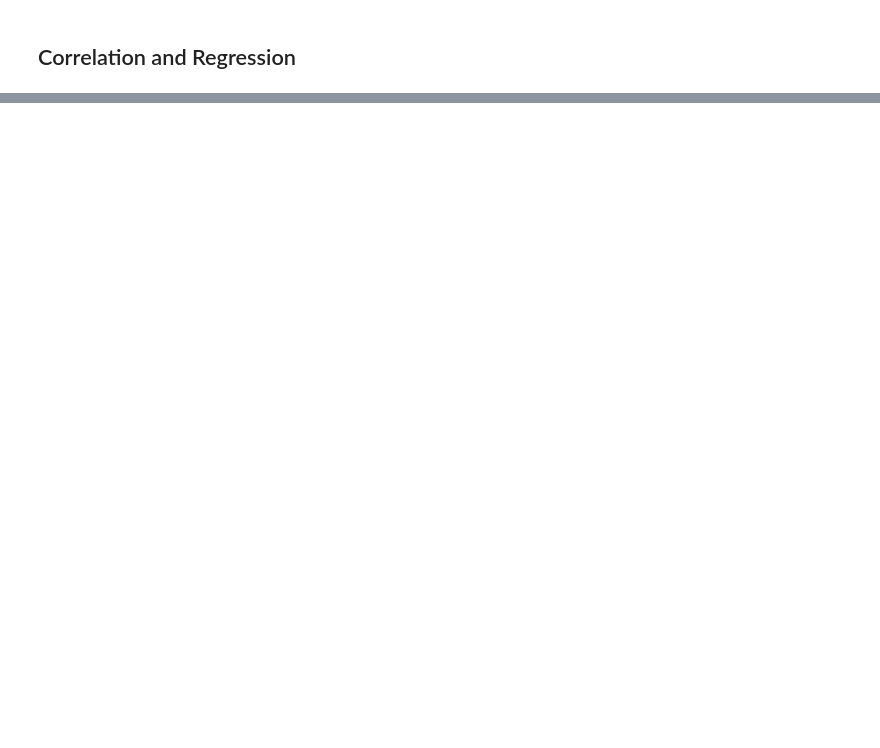
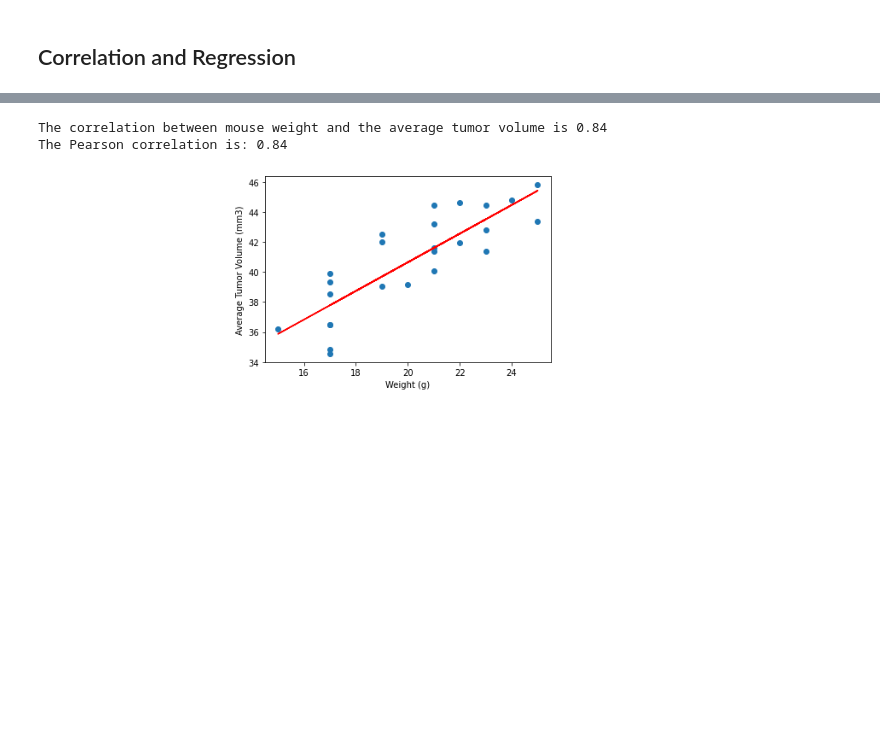
Before and after one commit to Trevor-Velez/matplotlib-challenge, a Jupyter notebook: Pymaceuticals/pymaceuticals_starter.ipynb, the cells around one changed output, grey strips where cells are left out. Saved outputs shown, nothing was run; the diff lists cells and outputs as text; code cells hidden in the pictures; blank space fills up the shorter version.

Commit message:
working correlation and regression

```diff
--- a/Pymaceuticals/pymaceuticals_starter.ipynb
+++ b/Pymaceuticals/pymaceuticals_starter.ipynb
@@ -362,0 +368,26 @@ The correlation between mouse weight and the average tumor volume is 0.84
+# %%
+# Calculate the correlation coefficient and linear regression model
+# for mouse weight and average tumor volume for the Capomulin regimen
+x_values = weight
+y_values = avg_vol
+(slope, intercept, rvalue, pvalue, stderr) = linregress(x_values, y_values)
+regress_values = x_values * slope + intercept
+line_eq = "y = " + str(round(slope,2)) + "x + " + str(round(intercept,2))
+
+plt.scatter(x_values,y_values)
+plt.plot(x_values,regress_values,"r-")
+plt.annotate(line_eq,(6,10),fontsize=15,color="red")
+plt.xlabel("Weight (g)")
+plt.ylabel("Average Tumor Volume (mm3)")
+
+print(f"The correlation between mouse weight and the average tumor volume is {round(rvalue,2)}")
+
+
+correlation = st.pearsonr(x_values, y_values)
+print(f"The Pearson correlation is: {round(correlation[0],2)}")
+
+plt.show()
+# %% [output]
+The correlation between mouse weight and the average tumor volume is 0.84
+The Pearson correlation is: 0.84
+[figure, added]
```
Also changed, not shown: parts of 10 cells of this notebook.
